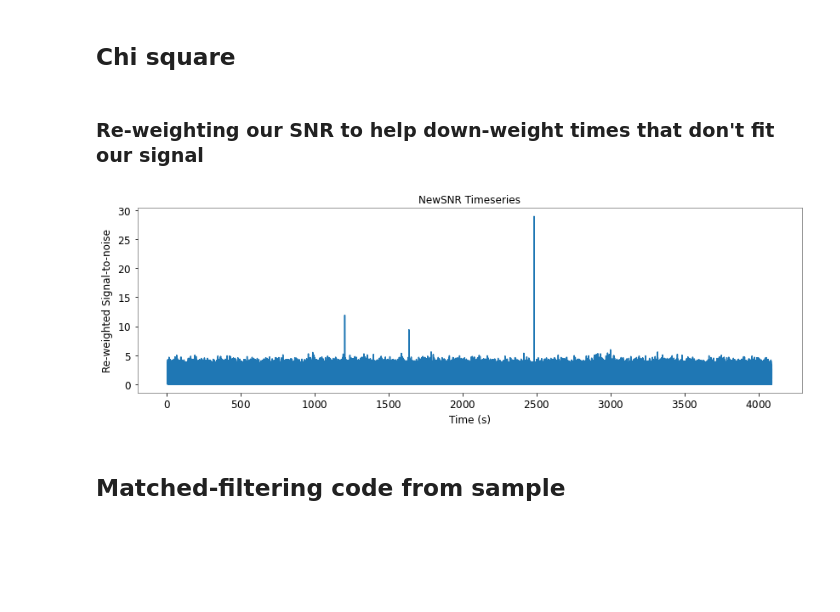
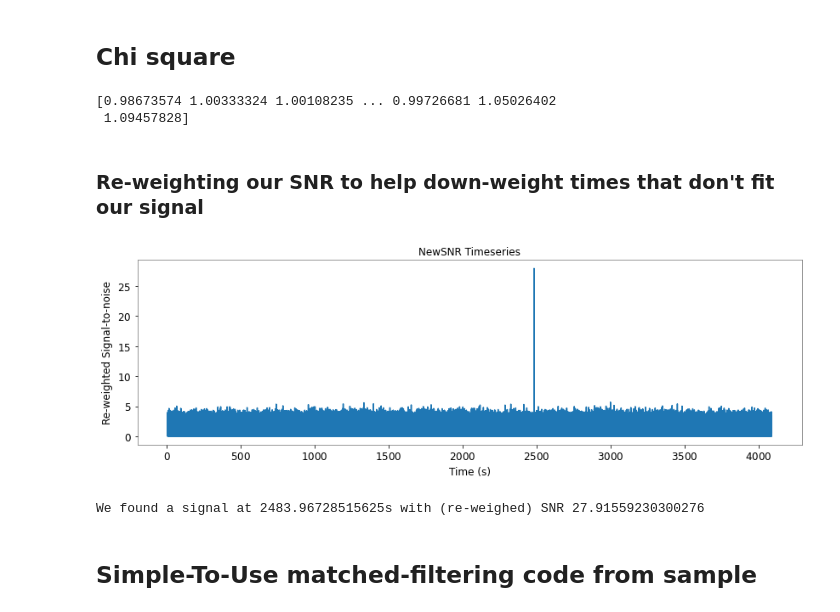
Before and after one commit to SYLau/odw-2022, a Jupyter notebook: Challenge/Data_challenge_3.ipynb, the cells around one changed output. Saved outputs shown, nothing was run; the diff lists cells and outputs as text; code cells hidden in the pictures; blank space fills up the shorter version.

```diff
--- a/Challenge/Data_challenge_3.ipynb
+++ b/Challenge/Data_challenge_3.ipynb
@@ -140,33 +140,44 @@ from pycbc.vetoes import power_chisq
 # this is empirically tuned.
 chisq = {}
 nbins = 26
-chisq = power_chisq(hp, conditioned, nbins, psd, low_frequency_cutoff=20.0)
+chisq = power_chisq(template_p, conditioned, nbins, psd, low_frequency_cutoff=20.0)
 chisq = chisq.crop(5, 4)
 
 dof = nbins * 2 - 2
 chisq /= dof
+print(chisq)
+# %% [output]
+[0.98673574 1.00333324 1.00108235 ... 0.99726681 1.05026402
+ 1.09457828]
 # %% [markdown]
 ### Re-weighting our SNR to help down-weight times that don't fit our signal ###
 # %%
 from pycbc.events.ranking import newsnr
 
 # The rho-hat term above is named "newsnr" here
 nsnr = newsnr(abs(snr), chisq)
 
 # Plot the new SNR timeseries
 pylab.figure(figsize=[14, 4])
 pylab.plot(snr.sample_times, nsnr)
 pylab.title('NewSNR Timeseries')
 pylab.grid()
 #pylab.xlim(100,120)
 #pylab.ylim(0, 15)
 pylab.xlabel('Time (s)')
 pylab.ylabel('Re-weighted Signal-to-noise')
 pylab.show()
+
+peak = numpy.argmax(abs(nsnr))
+nsnrp = nsnr[peak]
+time = snr.sample_times[peak]
+
+print("We found a signal at {}s with (re-weighed) SNR {}".format(time, abs(nsnrp)))
 # %% [output]
-[figure, old version]
+[figure, new version]
+We found a signal at 2483.96728515625s with (re-weighed) SNR 27.91559230300276
 # %% [markdown]
-## Matched-filtering code from sample
+## Simple-To-Use matched-filtering code from sample
 # %%
 from pycbc import frame
 from pycbc.filter import resample_to_delta_t, highpass
```
Also changed, not shown: parts of 6 cells of this notebook, 1 other file.
